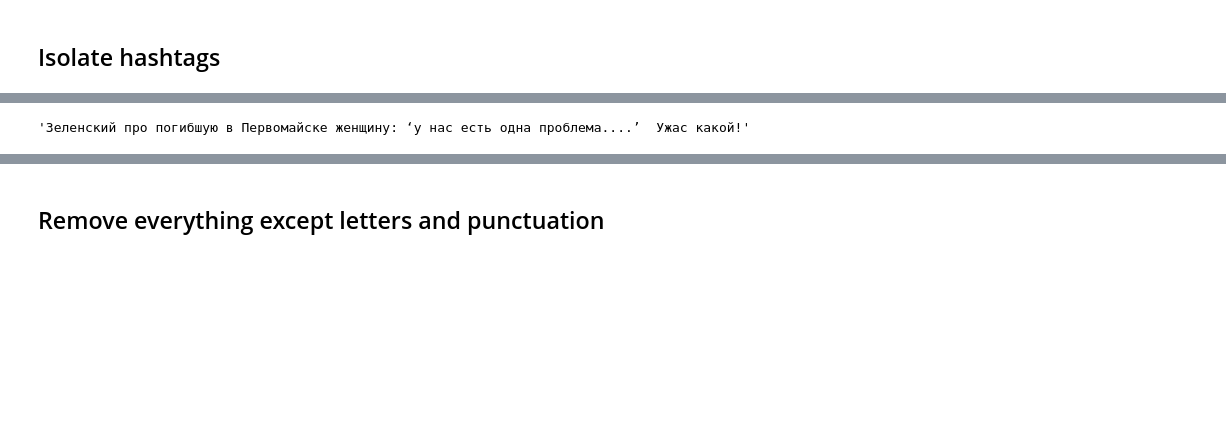
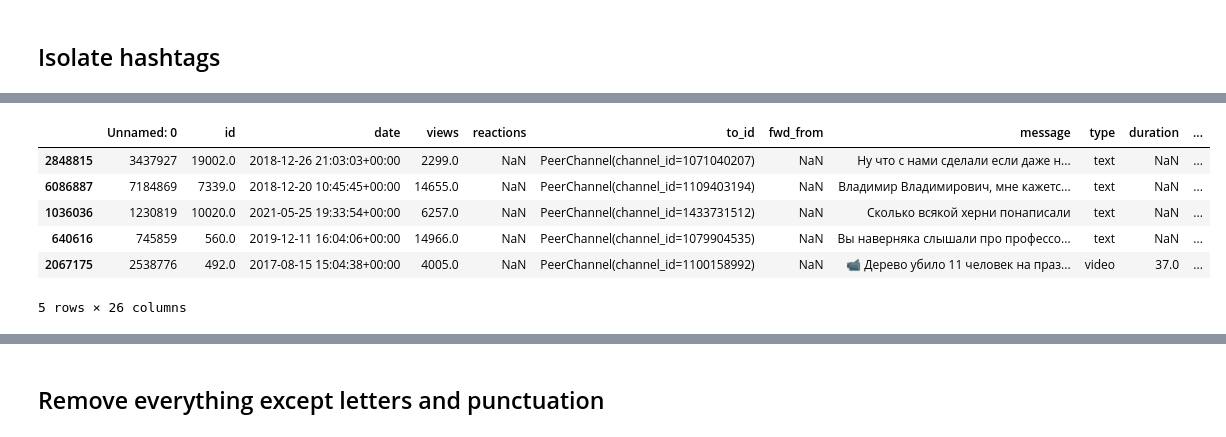
Before and after one commit to kateburovova/dehumanization, a Jupyter notebook: channels_EDA.ipynb, the cells around one changed output, grey strips where cells are left out. Cells and saved outputs as stored; diff of their text form; code cells hidden in the pictures; blank space fills up the shorter version.

```diff
--- a/channels_EDA.ipynb
+++ b/channels_EDA.ipynb
@@ -313,7 +313,3 @@ df_channels[['hashtags', 'message_no_mentions']].sample(10)
-# %%
-df_channels[['hashtags', 'message_no_mentions']].message_no_mentions.iloc[52089]
-# %% [output]
-'Зеленский про погибшую в Первомайске женщину: ‘у нас есть одна проблема....’  Ужас какой!'
 # %%
 def cut_hasgtags(set_of_hashtags, text):
     for word in list(set_of_hashtags):
@@ -322,2 +320,15 @@ def cut_hasgtags(set_of_hashtags, text):
 # %%
 df_channels['message_no_hashtags'] = df_channels.apply(lambda x: cut_hasgtags(x['hashtags'], x['message_no_mentions']), axis=1)
+# %%
+import pandas as pd
+df_channels = pd.read_csv('/Users/katerynaburovova/PycharmProjects/dehumanization/datasets/df_channels_before_sym_cleanup.csv')
+# %%
+df_channels.sample(5)
+# %% [output]
+|  | Unnamed: 0 | id | date | views | reactions | to_id | fwd_from | message | type | duration | ... |
+| 2848815 | 3437927 | 19002.0 | 2018-12-26 21:03:03+00:00 | 2299.0 | NaN | PeerChannel(channel_id=1071040207) | NaN | Ну что с нами сделали если даже н... | text | NaN | ... |
+| 6086887 | 7184869 | 7339.0 | 2018-12-20 10:45:45+00:00 | 14655.0 | NaN | PeerChannel(channel_id=1109403194) | NaN | Владимир Владимирович, мне кажетс... | text | NaN | ... |
+| 1036036 | 1230819 | 10020.0 | 2021-05-25 19:33:54+00:00 | 6257.0 | NaN | PeerChannel(channel_id=1433731512) | NaN | Сколько всякой херни понаписали | text | NaN | ... |
+| 640616 | 745859 | 560.0 | 2019-12-11 16:04:06+00:00 | 14966.0 | NaN | PeerChannel(channel_id=1079904535) | NaN | Вы наверняка слышали про профессо... | text | NaN | ... |
+| 2067175 | 2538776 | 492.0 | 2017-08-15 15:04:38+00:00 | 4005.0 | NaN | PeerChannel(channel_id=1100158992) | NaN | 📹 Дерево убило 11 человек на праз... | video | 37.0 | ... |
+5 rows × 26 columns
```
Also changed, not shown: parts of 41 cells of this notebook, 11 other files.
